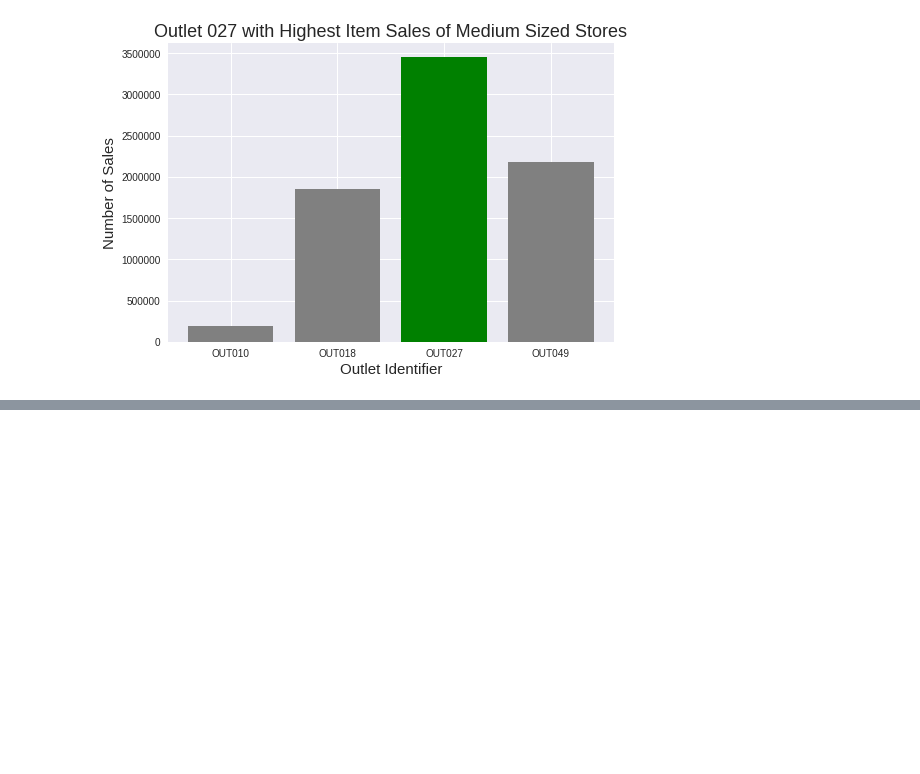
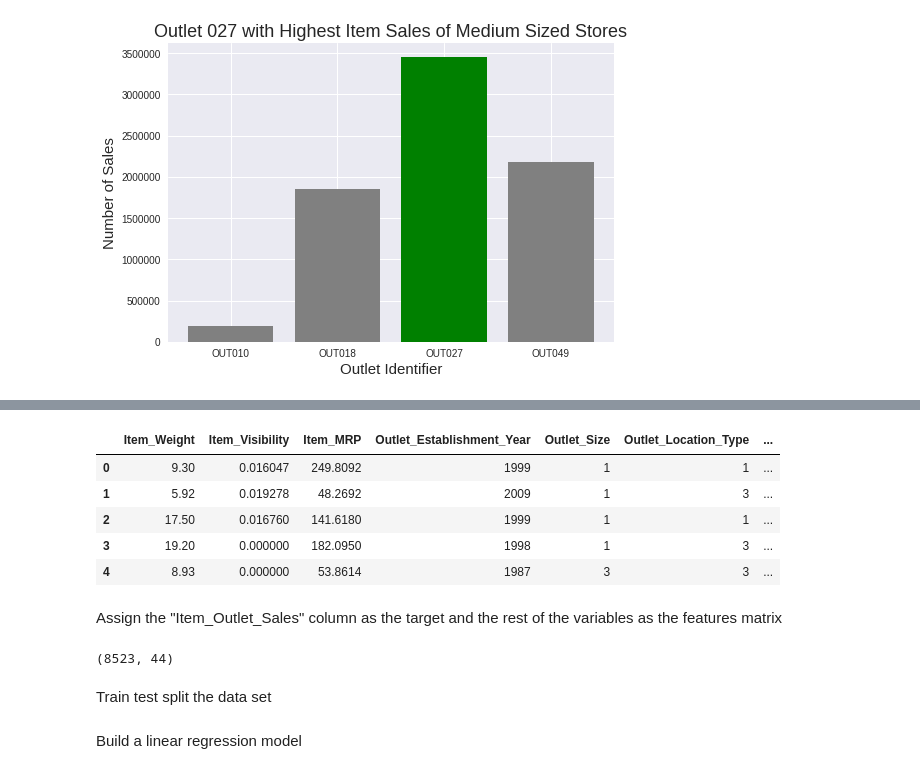
Before and after one commit to hachristina/food-sales-prediction, a Jupyter notebook: Food_Sales_Prediction_Project.ipynb, the cells around one changed output, grey strips where cells are left out. Drawn from its saved outputs; the diff is of its cells as text; code cells hidden in the pictures; blank space fills up the shorter version.

```diff
--- a/Food_Sales_Prediction_Project.ipynb
+++ b/Food_Sales_Prediction_Project.ipynb
@@ -315,0 +373,45 @@ plt.ylabel("Number of Sales", size=15);
+# %%
+len(df['Item_Identifier'].unique())
+#The identifiers are also nominal, but because there are 1559 unique item identifiers, it wouldn't be appropriate to use OHE
+
+#trying to use hashing
+
+unique_identifiers = np.unique(df[['Item_Identifier']])
+#print("Total item identifiers:", len(unique_identifiers))
+#print(unique_identifiers)
+
+from sklearn.feature_extraction import FeatureHasher
+
+fh = FeatureHasher(n_features=10, input_type='string')
+hashed_features = fh.fit_transform(df['Item_Identifier'])
+hashed_features = hashed_features.toarray()
+# print(hashed_features)
+new_df = pd.concat([df, pd.DataFrame(hashed_features)], axis=1)
+new_df.head()
+
+new_df.rename(columns={0: "ItemID1", 1:"ItemID2", 2:"ItemID3", 3:"ItemID4", 4:"ItemID5", 5:"ItemID6", 6:"ItemID7", 7:"ItemID8", 8:"ItemID9", 9:"ItemID10"}, inplace=True)
+new_df.drop(columns="Item_Identifier", inplace=True)
+new_df.head()
+# %% [output]
+|  | Item_Weight | Item_Visibility | Item_MRP | Outlet_Establishment_Year | Outlet_Size | Outlet_Location_Type | ... |
+| 0 | 9.30 | 0.016047 | 249.8092 | 1999 | 1 | 1 | ... |
+| 1 | 5.92 | 0.019278 | 48.2692 | 2009 | 1 | 3 | ... |
+| 2 | 17.50 | 0.016760 | 141.6180 | 1999 | 1 | 1 | ... |
+| 3 | 19.20 | 0.000000 | 182.0950 | 1998 | 1 | 3 | ... |
+| 4 | 8.93 | 0.000000 | 53.8614 | 1987 | 3 | 3 | ... |
+# %% [markdown]
+Assign the "Item_Outlet_Sales" column as the target and the rest of the variables as the features matrix
+# %%
+y = new_df['Item_Outlet_Sales']
+
+all_but_sales_df = new_df.drop('Item_Outlet_Sales', axis=1)
+all_but_sales_df
+X = np.array(all_but_sales_df)
+
+
+y.shape
+X.shape
+# %% [output]
+(8523, 44)
+# %% [markdown]
+Train test split the data set
@@ -315,0 +420,2 @@ plt.ylabel("Number of Sales", size=15);
+# %% [markdown]
+Build a linear regression model
```
Also changed, not shown: parts of 11 cells of this notebook.
